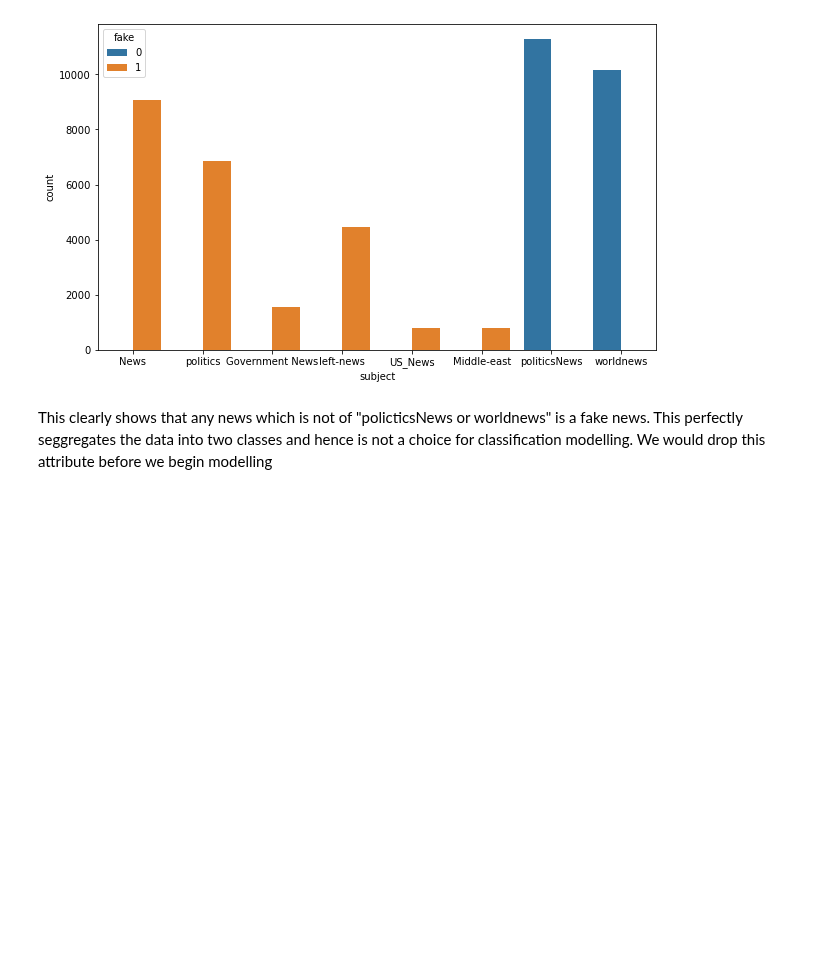
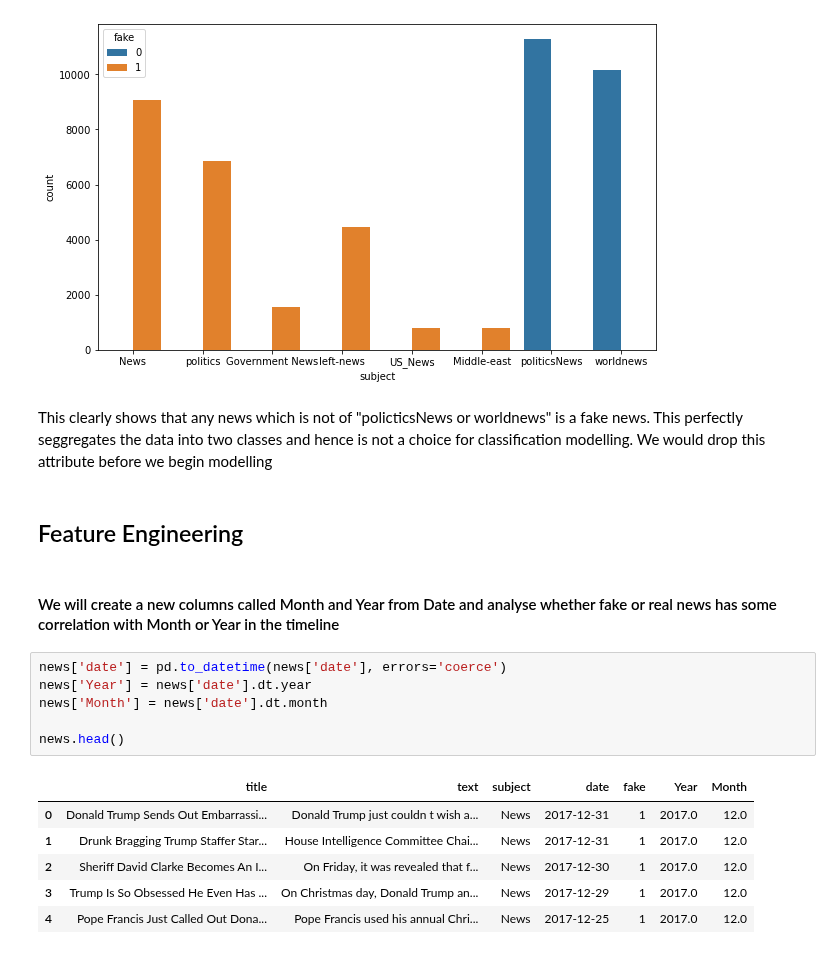
Before and after one commit to suvofalcon/Py-SpringboardAIML, a Jupyter notebook: _14_Kaggle/FakeAndRealNews.ipynb, the cells around one changed output. Drawn from its saved outputs; the diff is of its cells as text; blank space fills up the shorter version.

```diff
--- a/_14_Kaggle/FakeAndRealNews.ipynb
+++ b/_14_Kaggle/FakeAndRealNews.ipynb
@@ -115,3 +129,20 @@ sns.countplot(x='subject', data=news, hue='fake')
 [figure]
 # %% [markdown]
 This clearly shows that any news which is not of "policticsNews or worldnews" is a fake news. This perfectly seggregates the data into two classes and hence is not a choice for classification modelling. We would drop this attribute before we begin modelling
+# %% [markdown]
+## Feature Engineering
+# %% [markdown]
+#### We will create a new columns called Month and Year from Date and analyse whether fake or real news has some correlation with Month or Year in the timeline
+# %%
+news['date'] = pd.to_datetime(news['date'], errors='coerce')
+news['Year'] = news['date'].dt.year
+news['Month'] = news['date'].dt.month
+
+news.head()
+# %% [output]
+|  | title | text | subject | date | fake | Year | Month |
+| 0 | Donald Trump Sends Out Embarrassi... | Donald Trump just couldn t wish a... | News | 2017-12-31 | 1 | 2017.0 | 12.0 |
+| 1 | Drunk Bragging Trump Staffer Star... | House Intelligence Committee Chai... | News | 2017-12-31 | 1 | 2017.0 | 12.0 |
+| 2 | Sheriff David Clarke Becomes An I... | On Friday, it was revealed that f... | News | 2017-12-30 | 1 | 2017.0 | 12.0 |
+| 3 | Trump Is So Obsessed He Even Has ... | On Christmas day, Donald Trump an... | News | 2017-12-29 | 1 | 2017.0 | 12.0 |
+| 4 | Pope Francis Just Called Out Dona... | Pope Francis used his annual Chri... | News | 2017-12-25 | 1 | 2017.0 | 12.0 |
```
Also changed, not shown: parts of 33 cells of this notebook.
